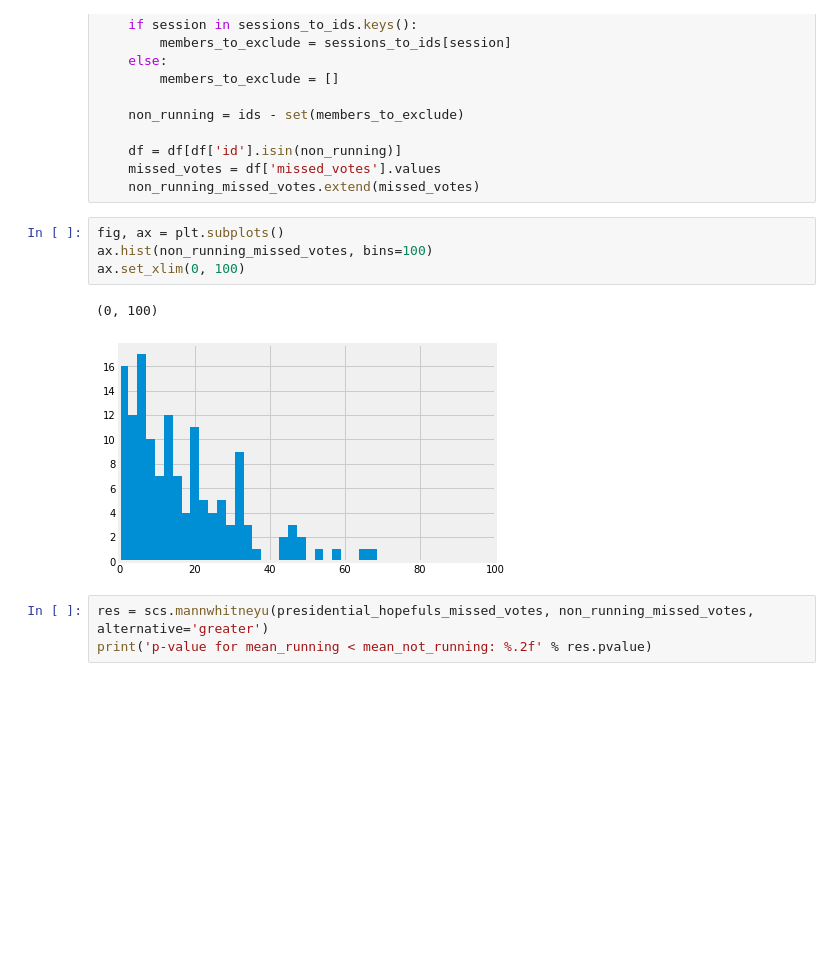
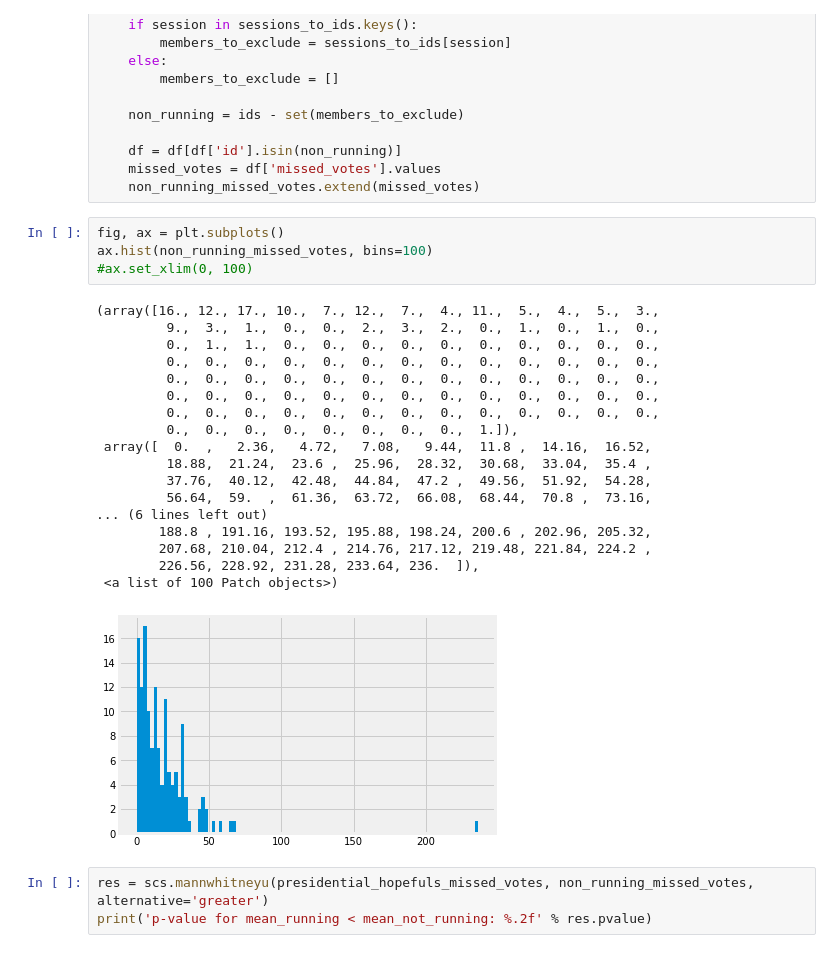
Before and after one commit to rcohngru/congressional-voting-eda, a Jupyter notebook: notebooks/Hypothesis Testing.ipynb, the cells around one changed output. Cells and saved outputs as stored; diff of their text form; blank space fills up the shorter version.

```diff
--- a/notebooks/Hypothesis Testing.ipynb
+++ b/notebooks/Hypothesis Testing.ipynb
@@ -155,10 +155,26 @@ for session in range(101, 117):
 # %%
 fig, ax = plt.subplots()
 ax.hist(non_running_missed_votes, bins=100)
-ax.set_xlim(0, 100)
+#ax.set_xlim(0, 100)
 # %% [output]
-(0, 100)
+(array([16., 12., 17., 10.,  7., 12.,  7.,  4., 11.,  5.,  4.,  5.,  3.,
+         9.,  3.,  1.,  0.,  0.,  2.,  3.,  2.,  0.,  1.,  0.,  1.,  0.,
+         0.,  1.,  1.,  0.,  0.,  0.,  0.,  0.,  0.,  0.,  0.,  0.,  0.,
+         0.,  0.,  0.,  0.,  0.,  0.,  0.,  0.,  0.,  0.,  0.,  0.,  0.,
+         0.,  0.,  0.,  0.,  0.,  0.,  0.,  0.,  0.,  0.,  0.,  0.,  0.,
+         0.,  0.,  0.,  0.,  0.,  0.,  0.,  0.,  0.,  0.,  0.,  0.,  0.,
+         0.,  0.,  0.,  0.,  0.,  0.,  0.,  0.,  0.,  0.,  0.,  0.,  0.,
+         0.,  0.,  0.,  0.,  0.,  0.,  0.,  0.,  1.]),
+ array([  0.  ,   2.36,   4.72,   7.08,   9.44,  11.8 ,  14.16,  16.52,
+         18.88,  21.24,  23.6 ,  25.96,  28.32,  30.68,  33.04,  35.4 ,
+         37.76,  40.12,  42.48,  44.84,  47.2 ,  49.56,  51.92,  54.28,
+         56.64,  59.  ,  61.36,  63.72,  66.08,  68.44,  70.8 ,  73.16,
+... (6 lines left out)
+        188.8 , 191.16, 193.52, 195.88, 198.24, 200.6 , 202.96, 205.32,
+        207.68, 210.04, 212.4 , 214.76, 217.12, 219.48, 221.84, 224.2 ,
+        226.56, 228.92, 231.28, 233.64, 236.  ]),
+ <a list of 100 Patch objects>)
-[figure, old version]
+[figure, new version]
 # %%
 res = scs.mannwhitneyu(presidential_hopefuls_missed_votes, non_running_missed_votes, alternative='greater')
 print('p-value for mean_running < mean_not_running: %.2f' % res.pvalue)
```
Also changed, not shown: 2 other files.
